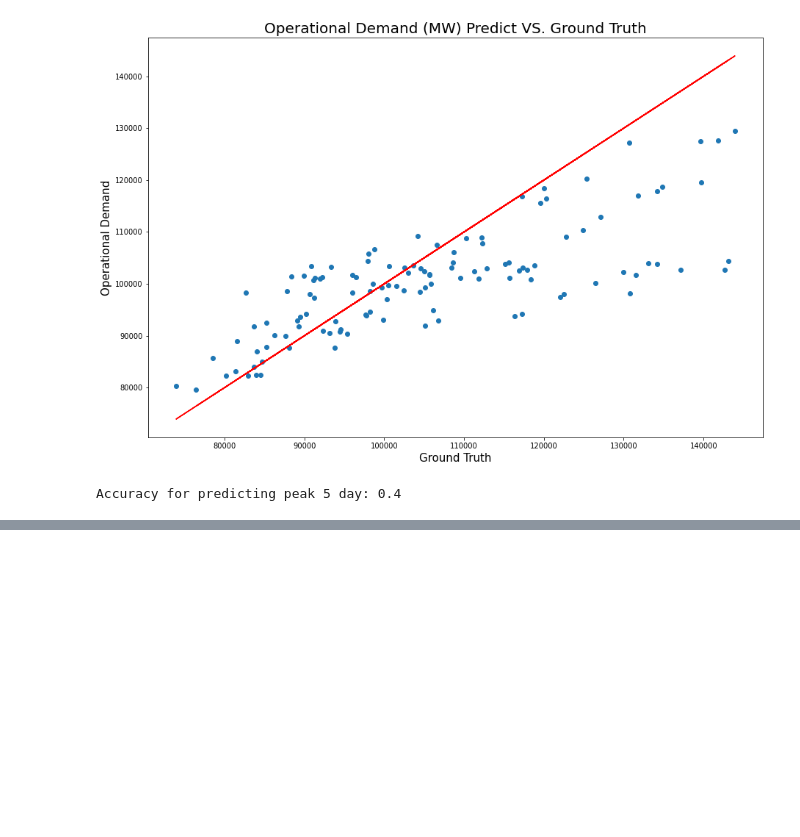
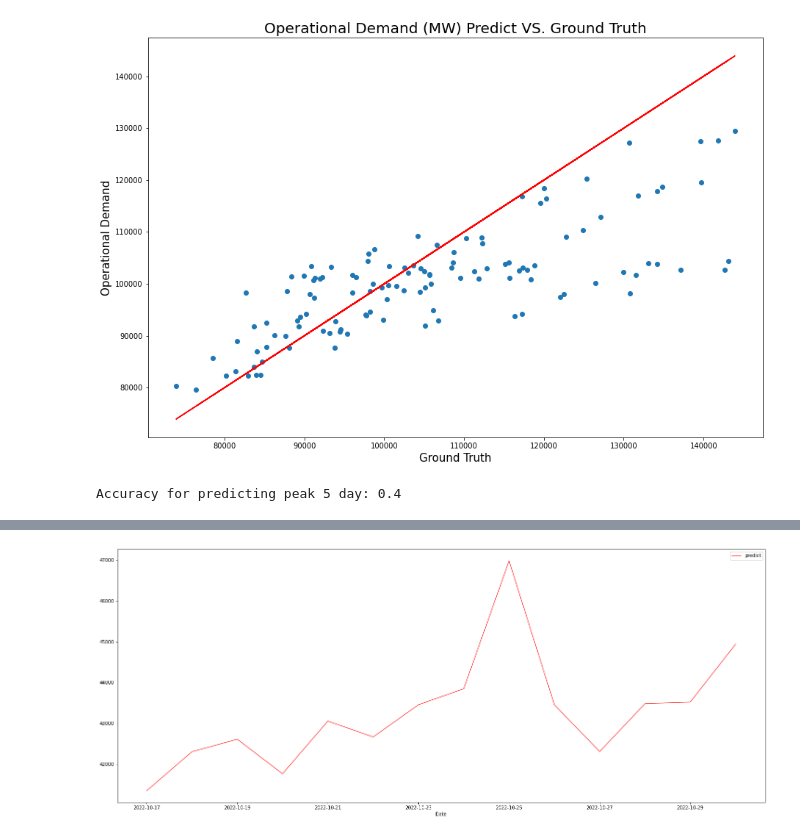
Before and after one commit to zheyzhang/Capstone-Individual, a Jupyter notebook: Data Modeling/WU/WU_model.ipynb, the cells around one changed output, grey strips where cells are left out. Saved outputs shown, nothing was run; the diff lists cells and outputs as text; code cells hidden in the pictures; blank space fills up the shorter version.

```diff
--- a/Data Modeling/WU/WU_model.ipynb
+++ b/Data Modeling/WU/WU_model.ipynb
@@ -494,0 +563,10 @@ Accuracy for predicting peak 5 day: 0.4
+# %%
+fore_predict['Date','time'] = fore_predict.index.str.split(" ",expand=True)
+fore_predict[['Date', 'time']] = fore_predict[('Date', 'time')].apply(pd.Series)
+
+fore_predict = fore_predict.drop(labels=['time',('Date','time')], axis=1)
+agg_fore = pd.DataFrame(fore_predict.groupby(['Date'])['predict'].sum().reset_index())
+# %%
+fore_plot = agg_fore.copy()
+fore_plot.index = fore_plot['Date']
+fore_plot.drop('Date',axis=1)
@@ -494,0 +590,5 @@ Accuracy for predicting peak 5 day: 0.4
+# %%
+fore_plot.plot.line(figsize = (25,10), color = ['red','blue'],alpha = 0.7)
+plt.show()
+# %% [output]
+[figure, added]
```
Also changed, not shown: parts of 14 cells of this notebook.
